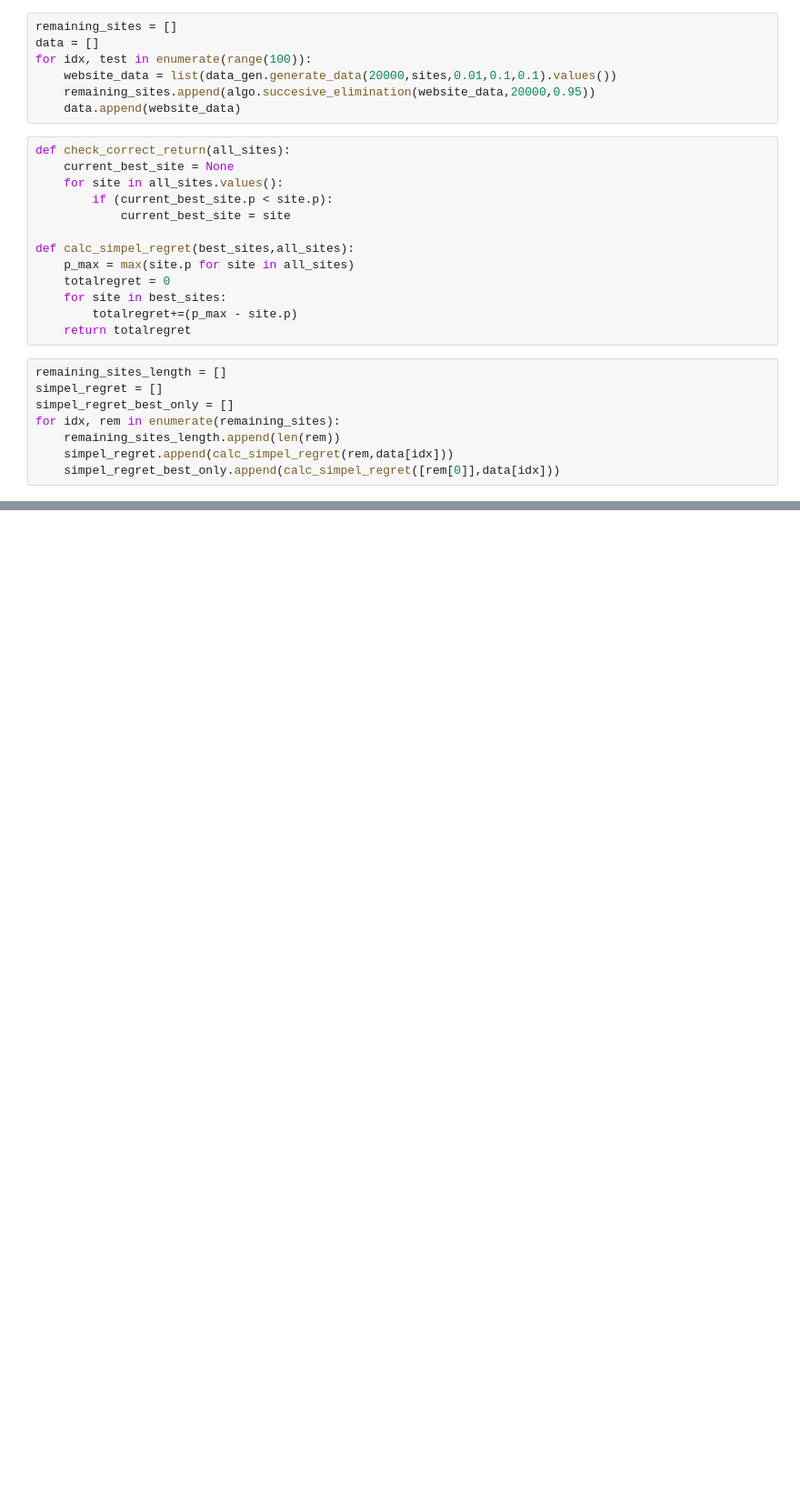
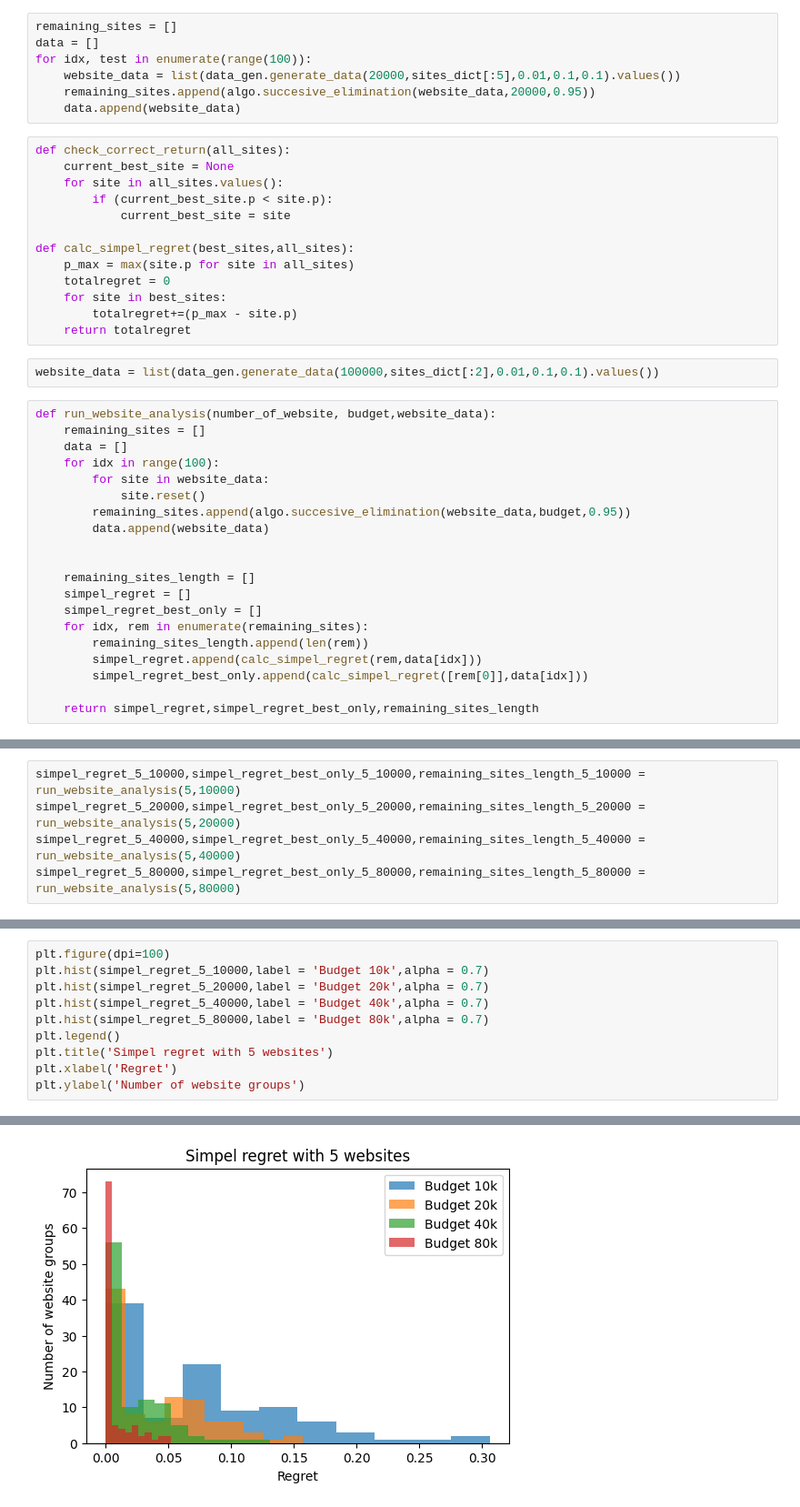
Before and after one commit to FlorisSchmidt/PBO, a Jupyter notebook: analysis.ipynb, the cells around one changed output, grey strips where cells are left out. Shown at 91% size. Cells and saved outputs as stored; diff of their text form; blank space fills up the shorter version.

```diff
--- a/analysis.ipynb
+++ b/analysis.ipynb
@@ -9,7 +60,7 @@ sites = ['111','112','113','121','131']
 remaining_sites = []
 data = []
 for idx, test in enumerate(range(100)):
-    website_data = list(data_gen.generate_data(20000,sites,0.01,0.1,0.1).values())
+    website_data = list(data_gen.generate_data(20000,sites_dict[:5],0.01,0.1,0.1).values())
     remaining_sites.append(algo.succesive_elimination(website_data,20000,0.95))
     data.append(website_data)
 # %%
@@ -25,11 +76,25 @@ def calc_simpel_regret(best_sites,all_sites):
     for site in best_sites:
         totalregret+=(p_max - site.p)
     return totalregret
+# %%
+website_data = list(data_gen.generate_data(100000,sites_dict[:2],0.01,0.1,0.1).values())
 # %%
-remaining_sites_length = []
-simpel_regret = []
-simpel_regret_best_only = []
-for idx, rem in enumerate(remaining_sites):
-    remaining_sites_length.append(len(rem))
-    simpel_regret.append(calc_simpel_regret(rem,data[idx]))
-    simpel_regret_best_only.append(calc_simpel_regret([rem[0]],data[idx]))
+def run_website_analysis(number_of_website, budget,website_data):
+    remaining_sites = []
+    data = []
+    for idx in range(100):
+        for site in website_data:
+            site.reset()
+        remaining_sites.append(algo.succesive_elimination(website_data,budget,0.95))
+        data.append(website_data)
+
+
+    remaining_sites_length = []
+    simpel_regret = []
+    simpel_regret_best_only = []
+    for idx, rem in enumerate(remaining_sites):
+        remaining_sites_length.append(len(rem))
+        simpel_regret.append(calc_simpel_regret(rem,data[idx]))
+        simpel_regret_best_only.append(calc_simpel_regret([rem[0]],data[idx]))
+
+    return simpel_regret,simpel_regret_best_only,remaining_sites_length
@@ -47,0 +154,5 @@ plt.hist(remaining_sites_length);
+# %%
+simpel_regret_5_10000,simpel_regret_best_only_5_10000,remaining_sites_length_5_10000 = run_website_analysis(5,10000)
+simpel_regret_5_20000,simpel_regret_best_only_5_20000,remaining_sites_length_5_20000 = run_website_analysis(5,20000)
+simpel_regret_5_40000,simpel_regret_best_only_5_40000,remaining_sites_length_5_40000 = run_website_analysis(5,40000)
+simpel_regret_5_80000,simpel_regret_best_only_5_80000,remaining_sites_length_5_80000 = run_website_analysis(5,80000)
@@ -47,0 +179,11 @@ plt.hist(remaining_sites_length);
+# %%
+plt.figure(dpi=100)
+plt.hist(simpel_regret_5_10000,label = 'Budget 10k',alpha = 0.7)
+plt.hist(simpel_regret_5_20000,label = 'Budget 20k',alpha = 0.7)
+plt.hist(simpel_regret_5_40000,label = 'Budget 40k',alpha = 0.7)
+plt.hist(simpel_regret_5_80000,label = 'Budget 80k',alpha = 0.7)
+plt.legend()
+plt.title('Simpel regret with 5 websites')
+plt.xlabel('Regret')
+plt.ylabel('Number of website groups')
+# %% [output]
@@ -47,0 +191 @@ plt.hist(remaining_sites_length);
+[figure, added]
```
Also changed, not shown: parts of 21 cells of this notebook.
